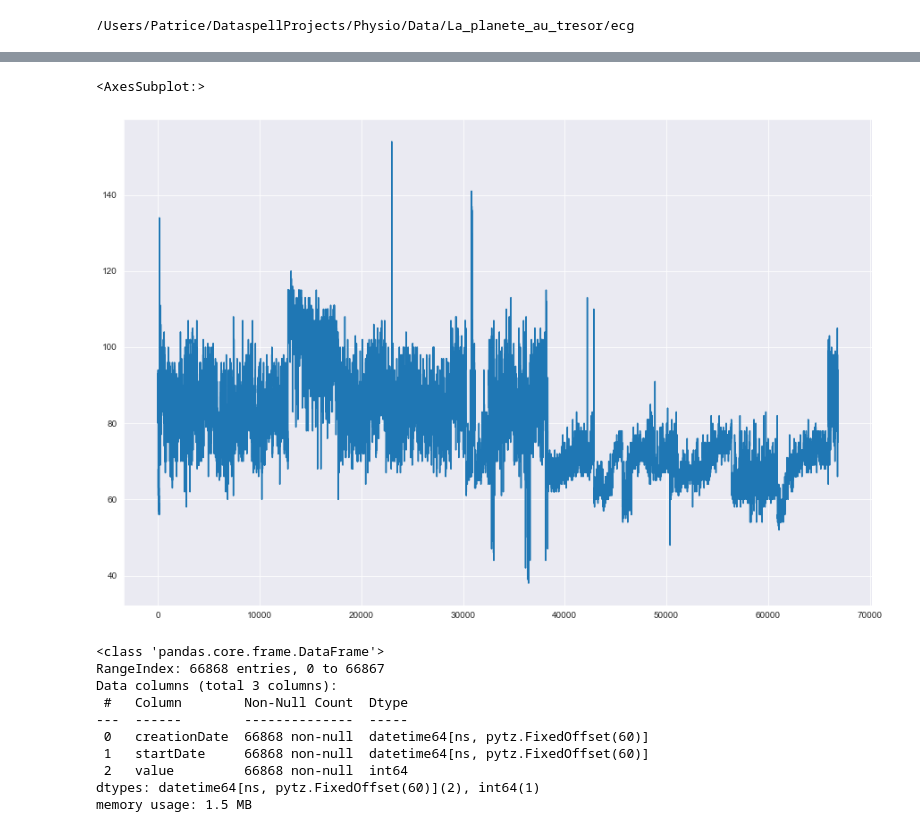
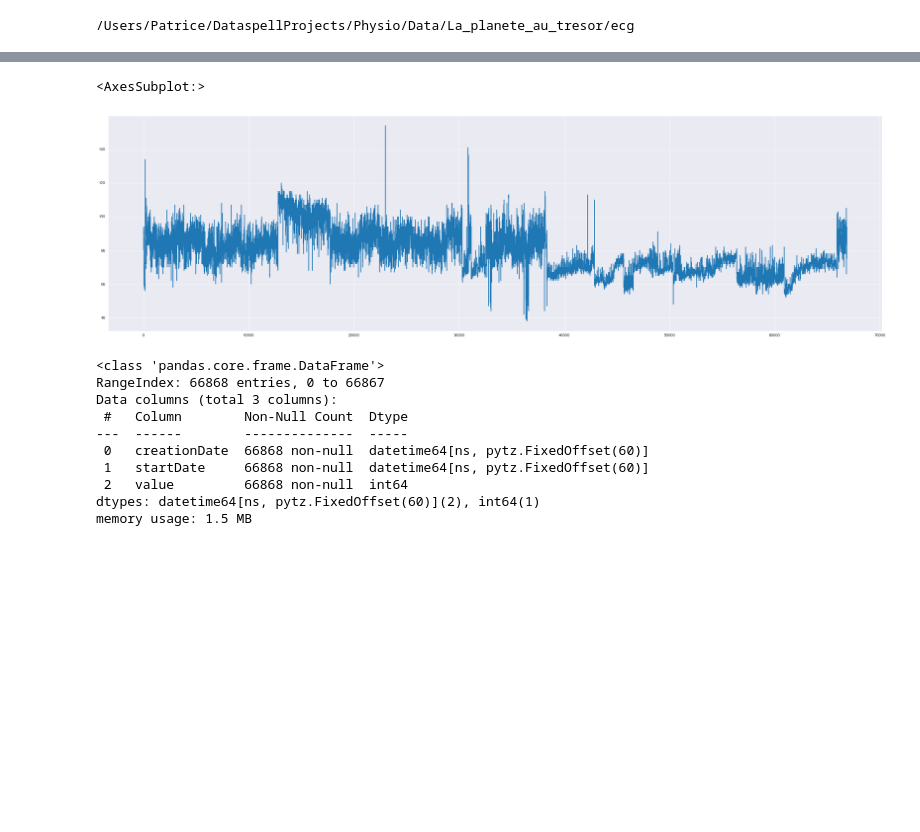
Before and after one commit to pbellot/Physio, a Jupyter notebook: explorationECG.ipynb, the cells around one changed output, grey strips where cells are left out. Cells and saved outputs as stored; diff of their text form; code cells hidden in the pictures; blank space fills up the shorter version.

```diff
--- a/explorationECG.ipynb
+++ b/explorationECG.ipynb
@@ -101,10 +109,10 @@ rythme.head(10)
 # %%
 rythme = rythme[['creationDate','startDate','value']]
 # %%
-rythme['value'].astype(float).plot(figsize=(15,10))
+rythme['value'].astype(float).plot(figsize=(35,10))
 # %% [output]
 <AxesSubplot:>
-[figure, old version]
+[figure, new version]
 # %%
 rythme['creationDate'] = pd.to_datetime(rythme['creationDate'])
 rythme['startDate'] = pd.to_datetime(rythme['startDate'])
```
Also changed, not shown: parts of 12 cells of this notebook, 10 other files.
